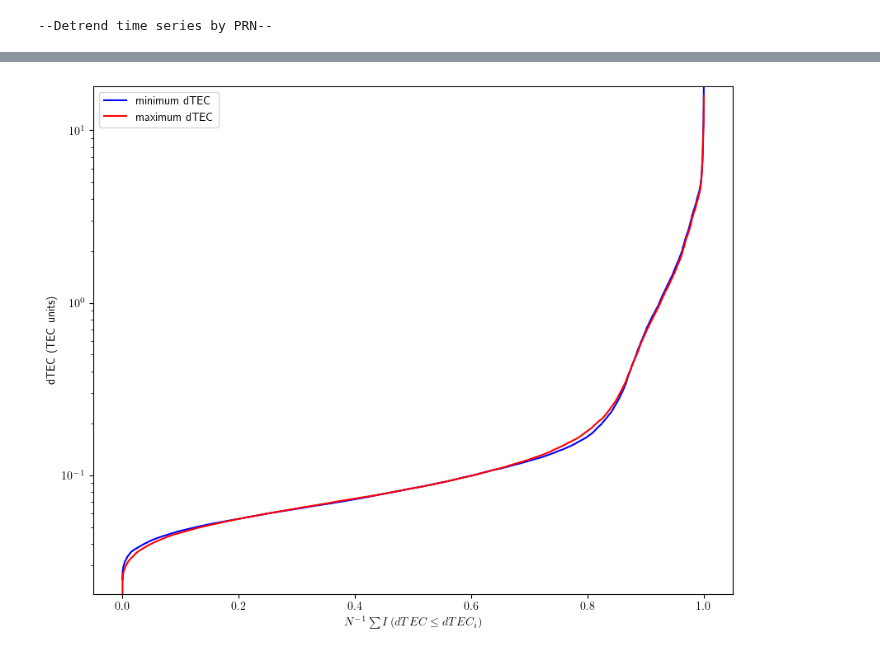
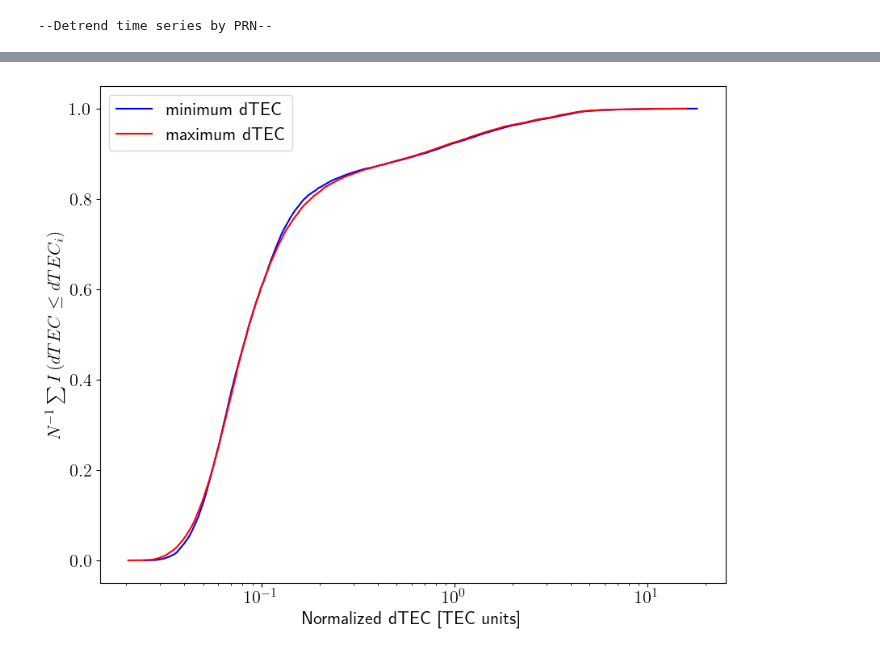
Before and after one commit to FedeSS99/ClusterTEC, a Jupyter notebook: EDA_dTEC_series.ipynb, the cells around one changed output, grey strips where cells are left out. Saved outputs shown, nothing was run; the diff lists cells and outputs as text; code cells hidden in the pictures.

```diff
--- a/EDA_dTEC_series.ipynb
+++ b/EDA_dTEC_series.ipynb
@@ -1,13 +1,13 @@
 # %%
 from scripts.VTECDataReader import VTECDataReader
-from scripts.subscripts.MiscellanousFunctions import calculate_curvature, find_best_KR_bandwidth, KernelRegression
 
 import matplotlib.pyplot as plt
 from matplotlib import rcParams
 import numpy as np
 
 rcParams.update({
-    "text.usetex": True
+    "text.usetex": True,
+    "font.size": 16
 })
 # %%
 PTEX_dir = ["/home/federico/Documents/FCFM/Proyecto TIDs/Data/CMN Files/PTEX/2018",
@@ -21,11 +21,13 @@ Number of files: 727
 --Separate each Cmn file by PRN--
 --Detrend time series by PRN--
 # %%
-features_dTEC = {"min":[], "max":[], "var_in_region":[], "var_out_region":[]}
+features_dTEC = {"min":[], "max":[], "std":[], "iqr":[]}
 
-for k, time_vtec_series in enumerate(zip(VTECReader.time_sequences, VTECReader.dtec_sequences)):
-    features_dTEC["min"].append( abs(time_vtec_series[1].min()) )
-    features_dTEC["max"].append( time_vtec_series[1].max() )
+for k, vtec_series in enumerate(VTECReader.dtec_sequences):
+    features_dTEC["min"].append( abs(vtec_series.min()) )
+    features_dTEC["max"].append( vtec_series.max() )
+    features_dTEC["std"].append( vtec_series.std())
+    features_dTEC["iqr"].append( np.percentile(vtec_series, 75) - np.percentile(vtec_series, 25))
 
 sorted_min_dTEC_values = np.array(sorted(features_dTEC["min"]))
 sorted_max_dTEC_values = np.array(sorted(features_dTEC["max"]))
@@ -53,22 +97,18 @@ plt.show()
 # %%
 N = sorted_min_dTEC_values.size
 
-sum_indicator_min = np.array([ (n + 1)/N for n in range(N)])
-sum_indicator_max = np.array([ (n + 1)/N for n in range(N)])
+sum_indicator = np.array([ (n + 1)/N for n in range(N)])
 # %%
 Figure, Subplots = plt.subplots(ncols = 1, nrows = 1, figsize = (10, 8))
 
-y_min, y_max = min(sorted_min_dTEC_values.min(), sorted_max_dTEC_values.min()), max(sorted_min_dTEC_values.max(), sorted_max_dTEC_values.max())
+Subplots.plot(sorted_min_dTEC_values, sum_indicator, label = "minimum dTEC", color = "blue", zorder = 1)
+Subplots.plot(sorted_max_dTEC_values, sum_indicator, label = "maximum dTEC", color = "red", zorder = 1)
 
-Subplots.plot(sum_indicator_min, sorted_min_dTEC_values, label = "minimum dTEC", color = "blue")
-Subplots.plot(sum_indicator_max, sorted_max_dTEC_values, label = "maximum dTEC", color = "red")
-
-Subplots.set_xlabel(r"$N^{-1}\sum I\left(dTEC \leq dTEC_{i}\right)$")
-Subplots.set_ylabel("dTEC (TEC units)")
-Subplots.set_ylim(y_min, y_max)
-Subplots.set_yscale("log")
+Subplots.set_xlabel("Normalized dTEC [TEC units]")
+Subplots.set_ylabel(r"$N^{-1}\sum I\left(dTEC \leq dTEC_{i}\right)$")
+Subplots.set_xscale("log")
 Subplots.legend()
 
 plt.show()
 # %% [output]
-[figure, old version]
+[figure, new version]
```
Also changed, not shown: parts of 12 cells of this notebook.
